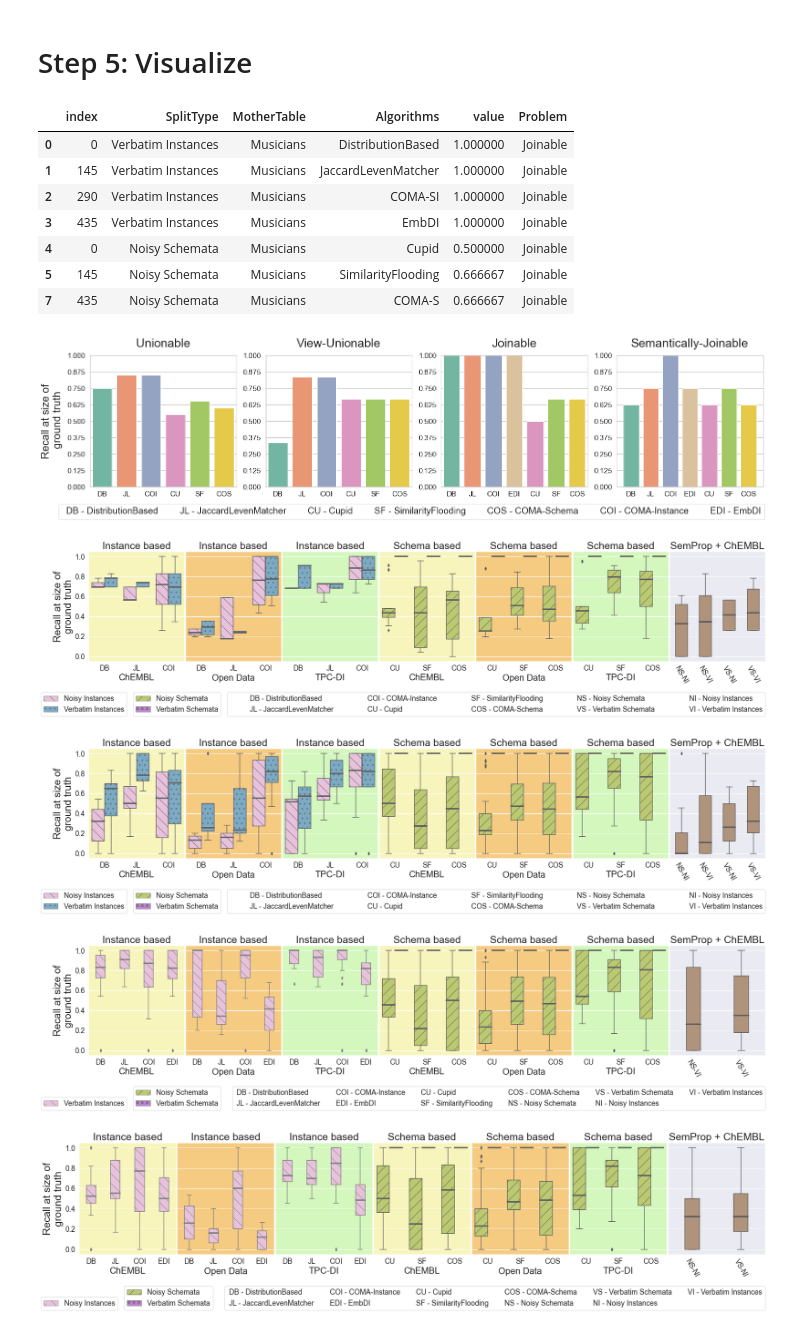
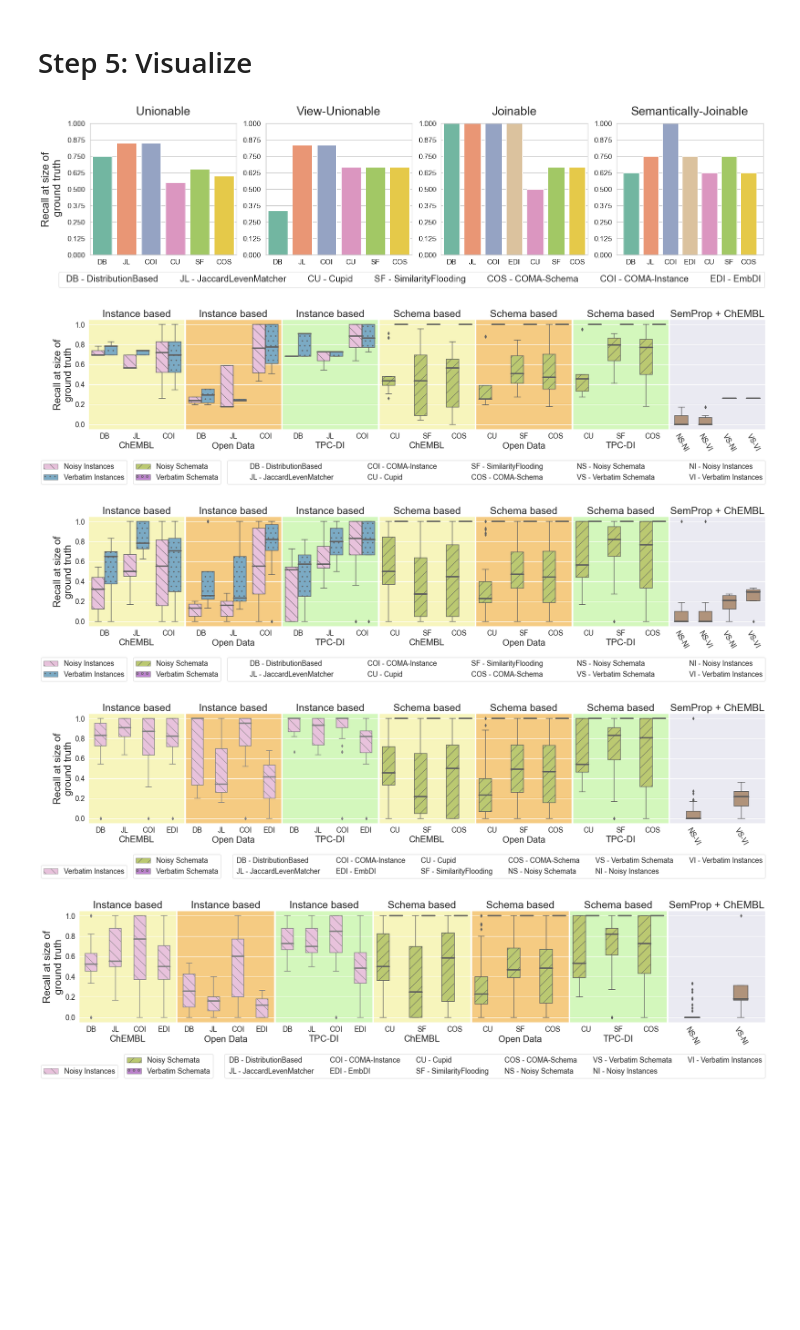
Before and after one commit to delftdata/valentine-paper-results, a Jupyter notebook: Visualization-Final.ipynb, the cells around one changed output. Cells and saved outputs as stored; diff of their text form; code cells hidden in the pictures; blank space fills up the shorter version.

```diff
--- a/Visualization-Final.ipynb
+++ b/Visualization-Final.ipynb
@@ -434,7 +434,7 @@ def make_data_final_plot(dataframe, instance, schema, config):
     d_sch = d_sch.drop(d_sch[d_sch['MotherTable'] == 'Musicians'].index) # No wikidata
 
     ds = dataframe.drop(['Dataset', 'Cupid', 'DistributionBased', 'SimilarityFlooding', 'JaccardLevenMatcher',
-                         'COMA-S', 'COMA-SI', 'SplitMethod', 'HorizontalOverlap', 'VerticalOverlap'], axis=1)
+                         'COMA-S', 'COMA-SI', 'EmbDI', 'SplitMethod', 'HorizontalOverlap', 'VerticalOverlap'], axis=1)
     ds = ds[ds['MotherTable'] == 'assays']
     ds['SplitType'] = ['NS-NI' if 'ac' in el['ColumnNames'] and el['TypeOfValues'] == 'av' else ''
                        for i, el in ds[['TypeOfValues', 'ColumnNames']].iterrows()]
@@ -447,7 +447,7 @@ def make_data_final_plot(dataframe, instance, schema, config):
 
     return d_inst, d_sch, ds
 # %%
-def barplots_one_row(dataframe, name, title):
+def barplots_one_row(dataframe, title):
     sns.set(style="whitegrid", font_scale=1.7)
     init_plot = True
 
@@ -514,7 +514,7 @@ def barplots_one_row(dataframe, name, title):
 
 
     plt.legend(bbox_to_anchor=(-1.4, -0.25), loc=8, borderaxespad=0., ncol=7, handlelength=0.1, handletextpad=0.3)
-    plt.savefig('plots/{}musicians.pdf'.format(name), dpi=300, bbox_inches = "tight")
+    plt.savefig('plots/Musicians.pdf', dpi=300, bbox_inches = "tight")
 # %%
 xtick_names = {
     'DistributionBased': 'DB',
@@ -569,7 +569,7 @@ def final_plots_one_row(config):
                         hue='SplitType', palette=[current_palette[6], current_palette[9]], ax=axe[i],
                                    medianprops=medianprops)
         else:
-            inst_bars = sns.boxplot(x="Algorithms", y="value", data=dd, saturation=.5, width=0.4,
+            inst_bars = sns.boxplot(x="Algorithms", y="value", data=dd, saturation=.5, width=0.5,
                         hue='SplitType', palette=[current_palette[6], current_palette[9]], ax=axe[i],
                                    medianprops=medianprops)
 
@@ -659,7 +659,7 @@ def final_plots_one_row(config):
                          palette=[current_palette[5], current_palette[5]],
                          width=0.3, ax=axe[6])
     else:
-        sns.boxplot(x="SplitType", y="value", data=df, saturation=.5, width=0.5, medianprops=medianprops,
+        sns.boxplot(x="SplitType", y="value", data=df, saturation=.5, width=0.55, medianprops=medianprops,
                          palette=[current_palette[5], current_palette[5],
                                   current_palette[5], current_palette[5]], ax=axe[6])
 
@@ -891,27 +891,19 @@ for c in config:
 # %%
 df = df1
 title1 = "Recall at size of\n ground truth"
 title2 = "F1-Score"
-barplots_one_row(df, '', title1)
+barplots_one_row(df, title1)
 
 sns.set(style="darkgrid", font_scale=1.6)
 for i, c in enumerate(config):
     final_plots_one_row(c)
 
 sns.set(style="whitegrid", font_scale=1.6)
 print_spider_plot(best_rec_gnd_pd)
 # %% [output]
-|  | index | SplitType | MotherTable | Algorithms | value | Problem |
-| 0 | 0 | Verbatim Instances | Musicians | DistributionBased | 1.000000 | Joinable |
-| 1 | 145 | Verbatim Instances | Musicians | JaccardLevenMatcher | 1.000000 | Joinable |
-| 2 | 290 | Verbatim Instances | Musicians | COMA-SI | 1.000000 | Joinable |
-| 3 | 435 | Verbatim Instances | Musicians | EmbDI | 1.000000 | Joinable |
-| 4 | 0 | Noisy Schemata | Musicians | Cupid | 0.500000 | Joinable |
-| 5 | 145 | Noisy Schemata | Musicians | SimilarityFlooding | 0.666667 | Joinable |
-| 7 | 435 | Noisy Schemata | Musicians | COMA-S | 0.666667 | Joinable |
 [figure]
-[figure, old version]
+[figure, new version]
-[figure, old version]
+[figure, new version]
-[figure, old version]
+[figure, new version]
-[figure, old version]
+[figure, new version]
 [figure]
```
Also changed, not shown: parts of 1 cell of this notebook.
